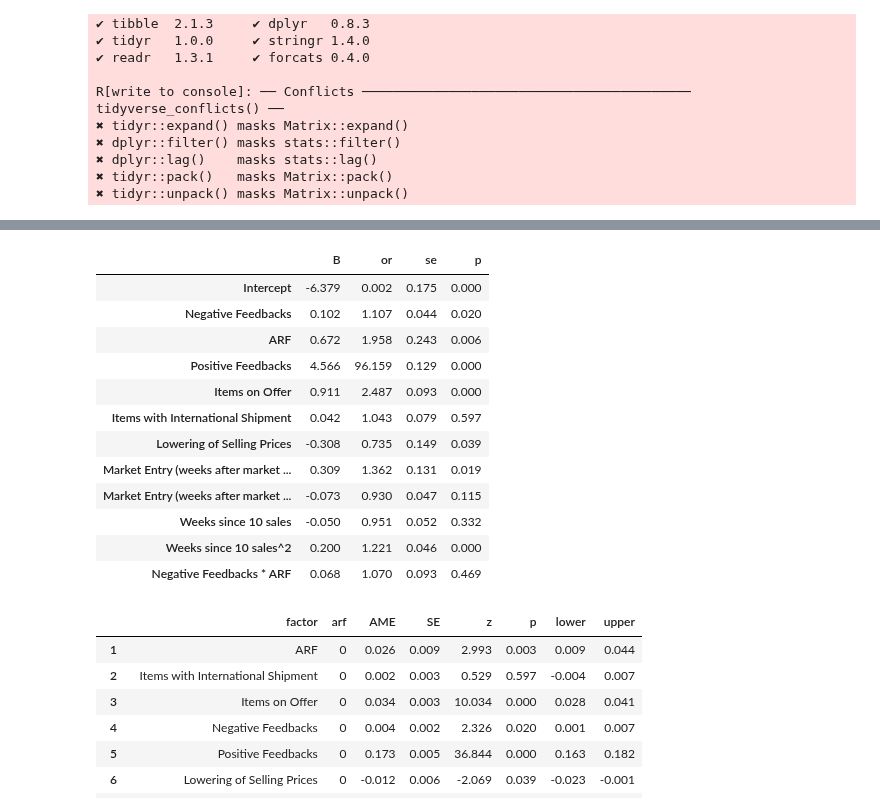
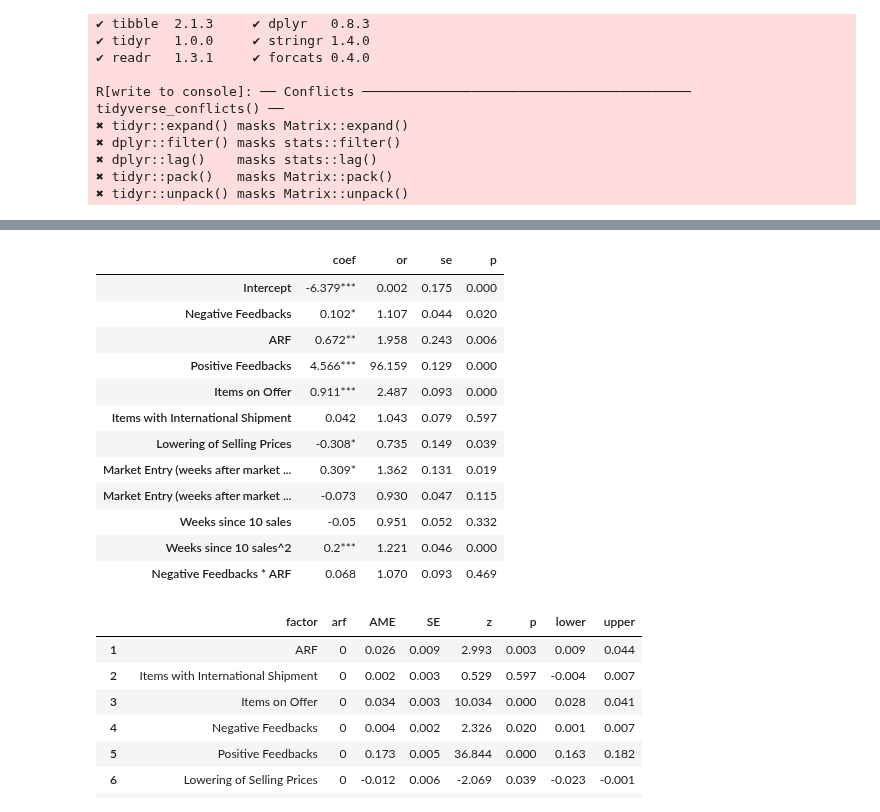
Before and after one commit to jossl95/ARF, a Jupyter notebook: Analyzer.ipynb, the cells around one changed output, grey strips where cells are left out. Saved outputs shown, nothing was run; the diff lists cells and outputs as text; code cells hidden in the pictures.

```diff
--- a/Analyzer.ipynb
+++ b/Analyzer.ipynb
@@ -237,24 +371,13 @@ plt.show()
 [figure]
 # %%
 %%R -i data -o model2_fit
-
-library('lme4')
-library('tidyverse')
-library('margins')
-
-# standardize time variables
-data['me_'] <- scale(data$me)
-data['w_'] <- scale(data$w)
-data['me_2'] <- data$me_^2
-data['w_2'] <- data$w_^2
-
 
 # Create empty list for results
 model2 <- list()
 
 # Baseline Model
 model2 <- append(model2,
-                 list(a = glm(arm_maxw_shift ~ 0,
+                 list(a = glm(arm_maxw_shift ~ 1,
                               data,
                               family = binomial)))
 
@@ -262,7 +385,7 @@ model2 <- append(model2,
 # two random intercepts on using arm at a time point (shifted)
 # empty
 model2 <- append(model2,
-                 list(b = glmer(arm_maxw_shift ~ 0
+                 list(b = glmer(arm_maxw_shift ~ 1
                                 + (1 | vendor),
                                 data,
                                 family = binomial)))
@@ -271,10 +394,12 @@ model2 <- append(model2,
 # two random intercepts on using arm at a time point (shifted)
 # Including control variables
 model2 <- append(model2,
-                 list(c = glmer(arm_maxw_shift ~ 0
+                 list(c = glmer(arm_maxw_shift ~ 1
                                 + (1 | vendor) + (1 | w),
                                 data,
                                 family = binomial)))
+
+icc(model2$c)
 
 # Fixed effects cross classified model for (vendor/week) using
 # two random intercepts on using arm at a time point (shifted)
@@ -300,8 +425,7 @@ model2 <- append(model2,
 # cross-level-interaction of ARF and Negative Feedbacks with
 # bobyqa optimization
 model2 <- append(model2,
-                 list(e = glmer(arm_maxw_shift ~ bc_neg_count_w
-                                + bc_neg_count_w * arf
+                 list(e = glmer(arm_maxw_shift ~ bc_neg_count_w * arf
                                 + bc_pos_count_w
                                 + bc_item_count_w
                                 + bc_int_shipment_count_w
@@ -359,34 +483,36 @@ model2_fit
 # %%
 index_map = {
     '(Intercept)': 'Intercept',
     'bc_neg_count_w': 'Negative Feedbacks',
     'arf' : 'ARF',
     'bc_pos_count_w' : 'Positive Feedbacks',
     'bc_item_count_w' : 'Items on Offer',
     'bc_int_shipment_count_w' : 'Items with International Shipment',
     'arm_maxw' : 'ARM',
     'me_' : 'Market Entry (weeks after market opening)',
     'me_2' : 'Market Entry (weeks after market opening)^2',
     'w_' : 'Weeks since 10 sales',
     'w_2' : 'Weeks since 10 sales^2',
     'bc_neg_count_w:arf' : 'Negative Feedbacks * ARF',
     'has_price_drop' : 'Lowering of Selling Prices'
 }
 
-model2_res.rename(index = index_map)[['B', 'or', 'se', 'p']]
+model2_res.rename(index = index_map)[['B', 'or', 'se', 'p']]\
+    .assign(star = lambda x: x['p'].apply(sig_stars))\
+    .assign(coef = lambda x: x["B"].round(3).astype(str) + x["star"])[['coef', 'or', 'se', 'p']]
 # %% [output]
-|  | B | or | se | p |
-| Intercept | -6.379 | 0.002 | 0.175 | 0.000 |
-| Negative Feedbacks | 0.102 | 1.107 | 0.044 | 0.020 |
-| ARF | 0.672 | 1.958 | 0.243 | 0.006 |
-| Positive Feedbacks | 4.566 | 96.159 | 0.129 | 0.000 |
-| Items on Offer | 0.911 | 2.487 | 0.093 | 0.000 |
+|  | coef | or | se | p |
+| Intercept | -6.379*** | 0.002 | 0.175 | 0.000 |
+| Negative Feedbacks | 0.102* | 1.107 | 0.044 | 0.020 |
+| ARF | 0.672** | 1.958 | 0.243 | 0.006 |
+| Positive Feedbacks | 4.566*** | 96.159 | 0.129 | 0.000 |
+| Items on Offer | 0.911*** | 2.487 | 0.093 | 0.000 |
 | Items with International Shipment | 0.042 | 1.043 | 0.079 | 0.597 |
-| Lowering of Selling Prices | -0.308 | 0.735 | 0.149 | 0.039 |
-| Market Entry (weeks after market ... | 0.309 | 1.362 | 0.131 | 0.019 |
+| Lowering of Selling Prices | -0.308* | 0.735 | 0.149 | 0.039 |
+| Market Entry (weeks after market ... | 0.309* | 1.362 | 0.131 | 0.019 |
 | Market Entry (weeks after market ... | -0.073 | 0.930 | 0.047 | 0.115 |
-| Weeks since 10 sales | -0.050 | 0.951 | 0.052 | 0.332 |
-| Weeks since 10 sales^2 | 0.200 | 1.221 | 0.046 | 0.000 |
+| Weeks since 10 sales | -0.05 | 0.951 | 0.052 | 0.332 |
+| Weeks since 10 sales^2 | 0.2*** | 1.221 | 0.046 | 0.000 |
 | Negative Feedbacks * ARF | 0.068 | 1.070 | 0.093 | 0.469 |
 # %%
 ame2e.assign(factor = ame2e['factor'].replace(index_map)).round(3)
```
Also changed, not shown: parts of 10 cells of this notebook, 1 other file.
